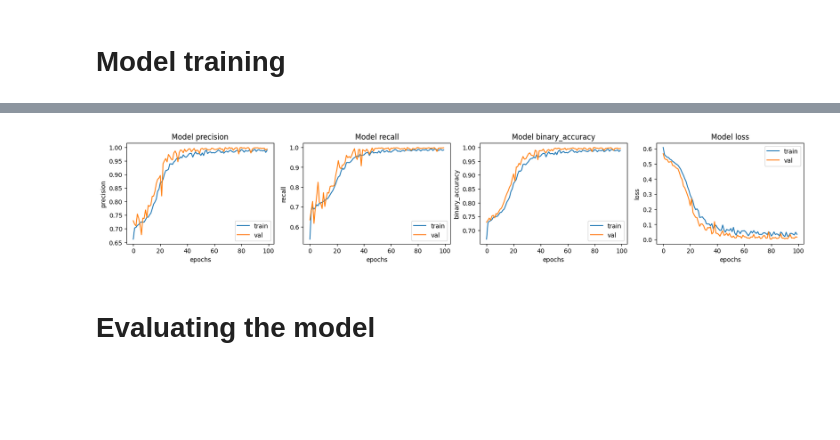
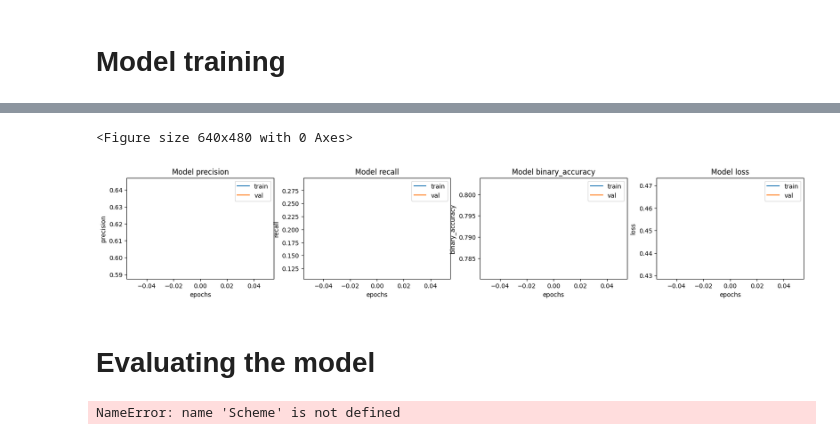
Before and after one commit to danifarre/pneumonia-detection, a Jupyter notebook: notebooks/simple_cnn.ipynb, the cells around one changed output, grey strips where cells are left out. Drawn from its saved outputs; the diff is of its cells as text; code cells hidden in the pictures; blank space fills up the shorter version.

```diff
--- a/notebooks/simple_cnn.ipynb
+++ b/notebooks/simple_cnn.ipynb
@@ -120,5 +100,5 @@ model.compile(optimizer='adam',
 history = model.fit(x=x_train,
                     y=y_train,
                     validation_data=(x_train, y_train),
-                    epochs=30)
+                    epochs=1)
 # %% [output]
@@ -142,18 +106,8 @@ Epoch 100/100
-# %%
-fig, ax = plt.subplots(1, 4, figsize=(20, 3))
-ax = ax.ravel()
-
-for i, met in enumerate(['precision', 'recall', 'binary_accuracy', 'loss']):
-    ax[i].plot(history.history[met])
-    ax[i].plot(history.history['val_' + met])
-    ax[i].set_title('Model {}'.format(met))
-    ax[i].set_xlabel('epochs')
-    ax[i].set_ylabel(met)
-    ax[i].legend(['train', 'val'])
-
-plt.show()
-# %% [output]
-[figure, removed]
+# %%
+Scheme.training_graphs(history)
+# %% [output]
+<Figure size 640x480 with 0 Axes>
+[figure, added]
 # %%
 del x_train
 del y_train
@@ -162,3 +119,7 @@ del y_train
+# %%
+Scheme.explainer(x_test[80], model, IMAGE_SIZE)
+# %% [output]
+NameError: name 'Scheme' is not defined
 # %%
 test_loss, test_accuracy, _, _ = model.evaluate(x_test, y_test)
 # %% [output]
```
Also changed, not shown: parts of 21 cells of this notebook.
